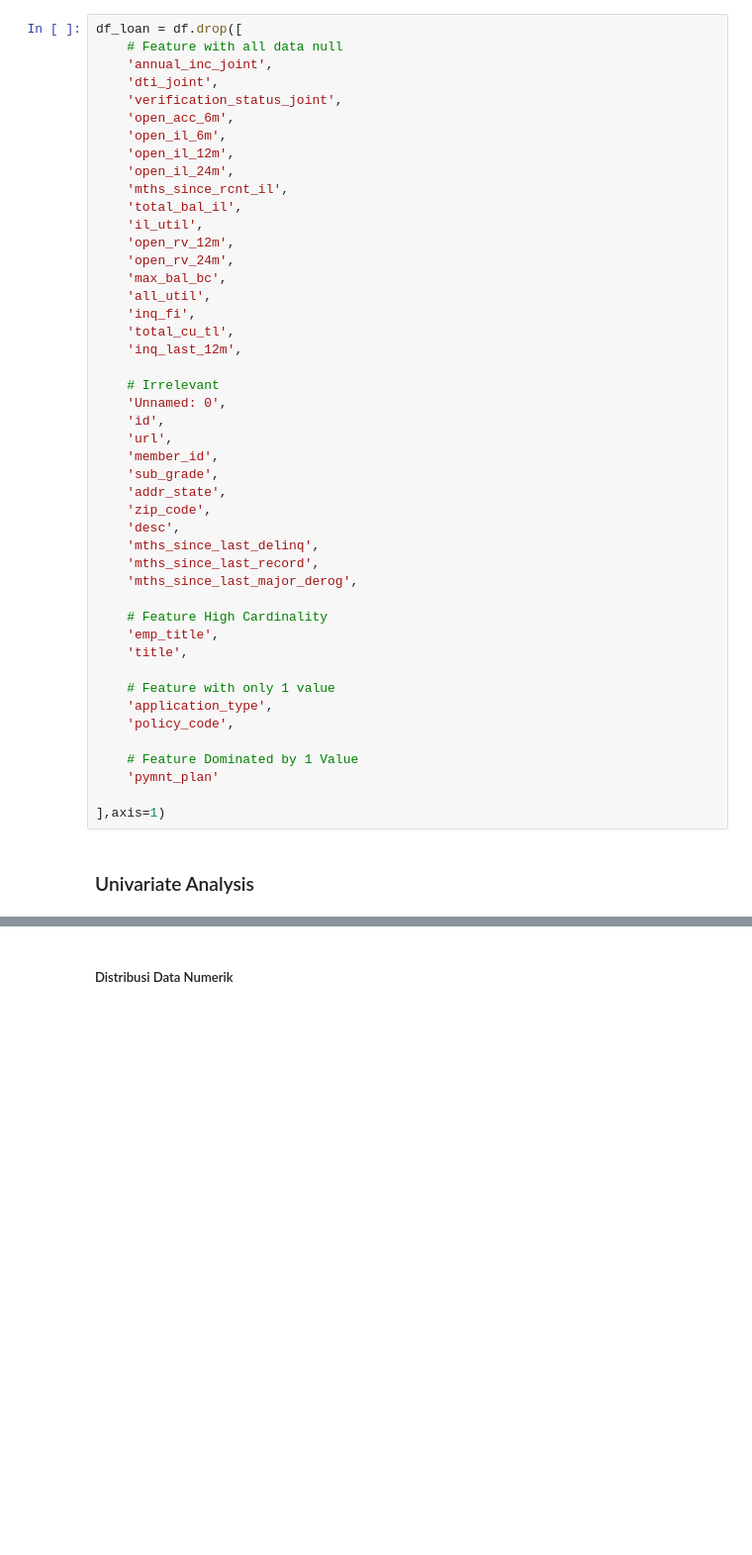
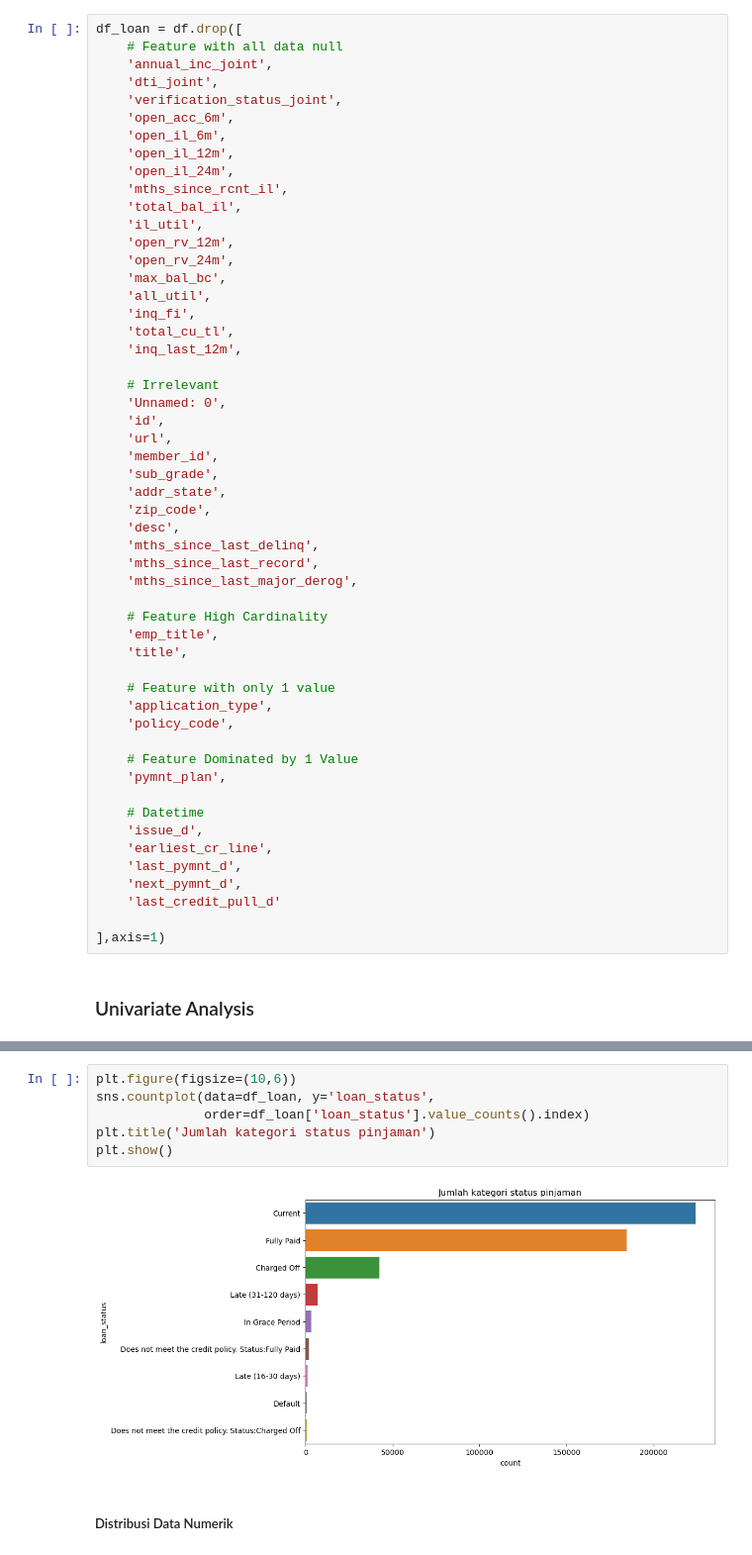
Before and after one commit to HafiizhTH/credit-risk-prediction, a Jupyter notebook: Model.ipynb, the cells around one changed output, grey strips where cells are left out. Shown at 99% size. Saved outputs shown, nothing was run; the diff lists cells and outputs as text; blank space fills up the shorter version.

```diff
--- a/IDX.ipynb
+++ b/Model.ipynb
@@ -302,7 +303,14 @@ df_loan = df.drop([
     'policy_code',
 
     # Feature Dominated by 1 Value
-    'pymnt_plan'
+    'pymnt_plan',
+
+    # Datetime
+    'issue_d',
+    'earliest_cr_line',
+    'last_pymnt_d',
+    'next_pymnt_d',
+    'last_credit_pull_d'
 
 ],axis=1)
 # %% [markdown]
@@ -320,3 +344,11 @@ Number of category columns: 13
+# %%
+plt.figure(figsize=(10,6))
+sns.countplot(data=df_loan, y='loan_status',
+              order=df_loan['loan_status'].value_counts().index)
+plt.title('Jumlah kategori status pinjaman')
+plt.show()
+# %% [output]
+[figure, added]
 # %% [markdown]
 ##### Distribusi Data Numerik
 # %%
```
Also changed, not shown: parts of 61 cells of this notebook.
